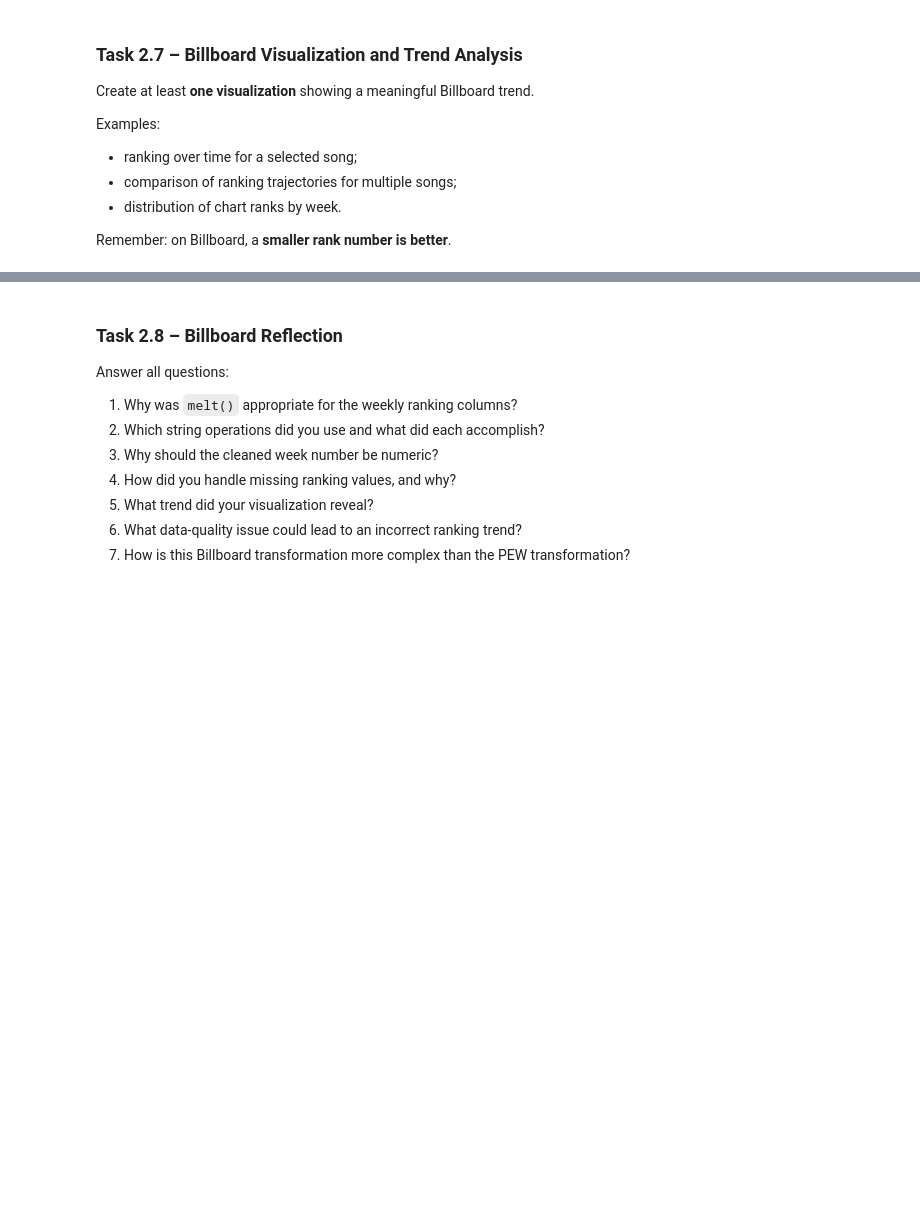
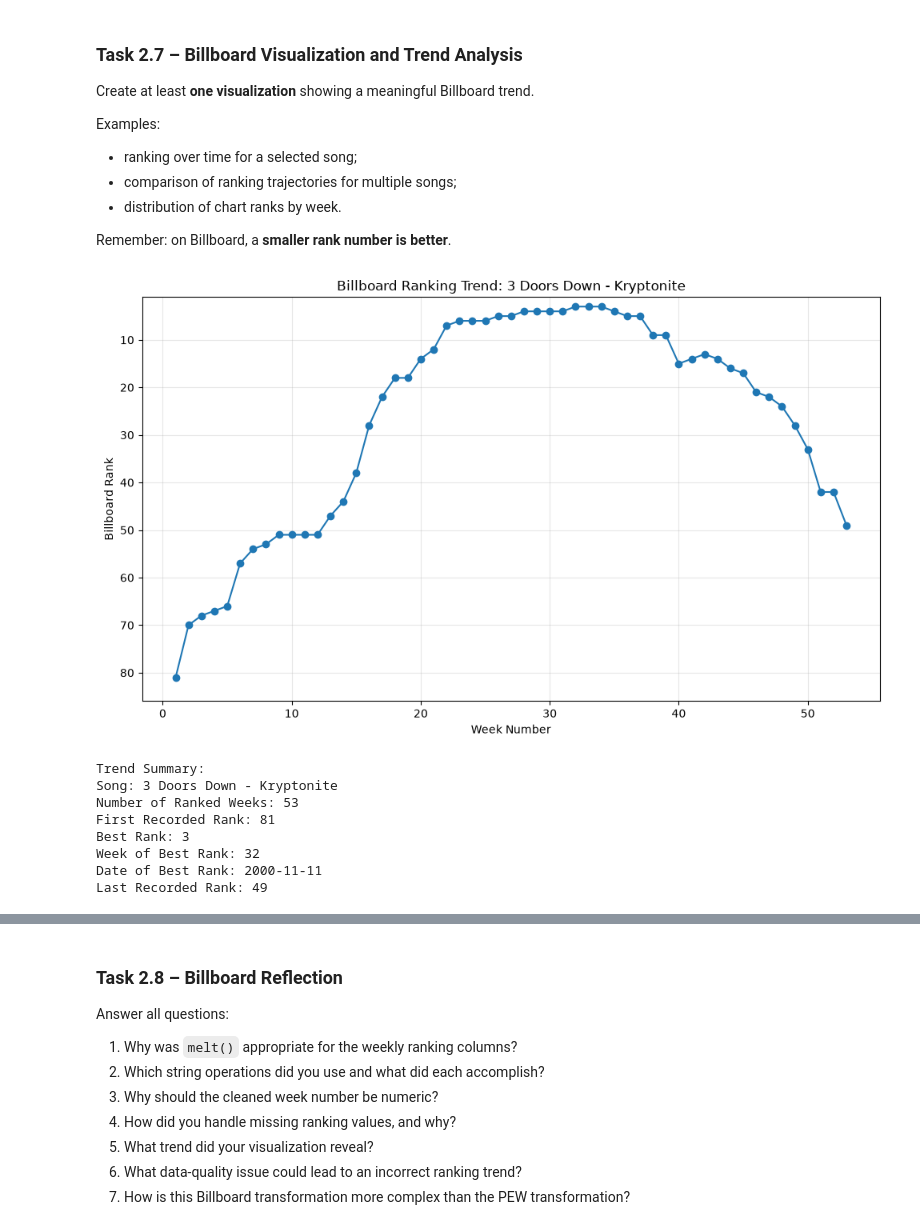
Before and after one commit to UbaidUllah777/Lab-2-Tidying-Cleaning-Imputation-and-Outlier-Detection, a Jupyter notebook: week5Lab.ipynb, the cells around one changed output, grey strips where cells are left out. Cells and saved outputs as stored; diff of their text form; code cells hidden in the pictures; blank space fills up the shorter version.

Commit message:
Complete Billboard date analysis visualization and reflection

```diff
--- a/week5Lab.ipynb
+++ b/week5Lab.ipynb
@@ -741,0 +819,37 @@ Remember: on Billboard, a **smaller rank number is better**.
+# %%
+# Plot the weekly Billboard ranking trend
+kryptonite_trend = billboard_processor.plot_song_trend(
+    artist="3 Doors Down",
+    track="Kryptonite"
+)
+
+# Calculate trend statistics
+best_rank = kryptonite_trend["Rank"].min()
+
+peak_row = kryptonite_trend.loc[
+    kryptonite_trend["Rank"].idxmin()
+]
+
+weeks_charted = len(kryptonite_trend)
+
+first_rank = kryptonite_trend.iloc[0]["Rank"]
+last_rank = kryptonite_trend.iloc[-1]["Rank"]
+
+print("Trend Summary:")
+print("Song: 3 Doors Down - Kryptonite")
+print(f"Number of Ranked Weeks: {weeks_charted}")
+print(f"First Recorded Rank: {first_rank}")
+print(f"Best Rank: {best_rank}")
+print(f"Week of Best Rank: {peak_row['Week_Number']}")
+print(f"Date of Best Rank: {peak_row['Chart_Date'].date()}")
+print(f"Last Recorded Rank: {last_rank}")
+# %% [output]
+[figure, added]
+Trend Summary:
+Song: 3 Doors Down - Kryptonite
+Number of Ranked Weeks: 53
+First Recorded Rank: 81
+Best Rank: 3
+Week of Best Rank: 32
+Date of Best Rank: 2000-11-11
+Last Recorded Rank: 49
```
Also changed, not shown: parts of 9 cells of this notebook, 1 other file.
